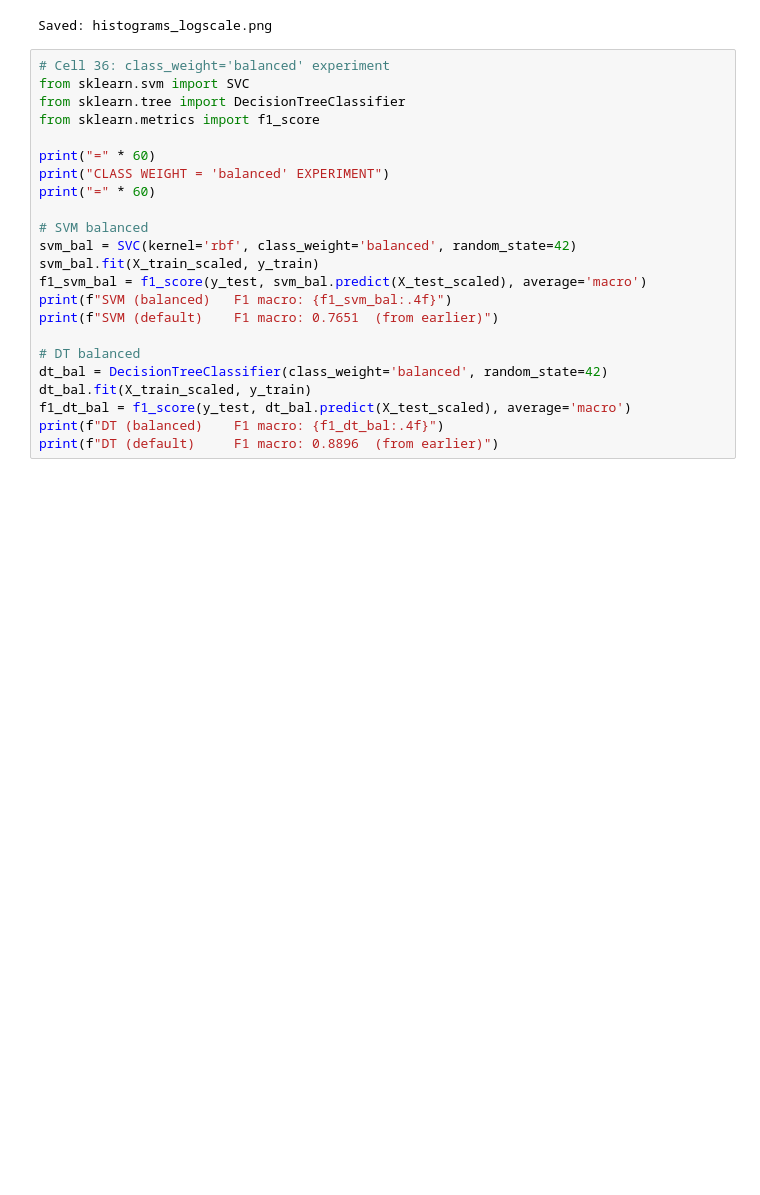
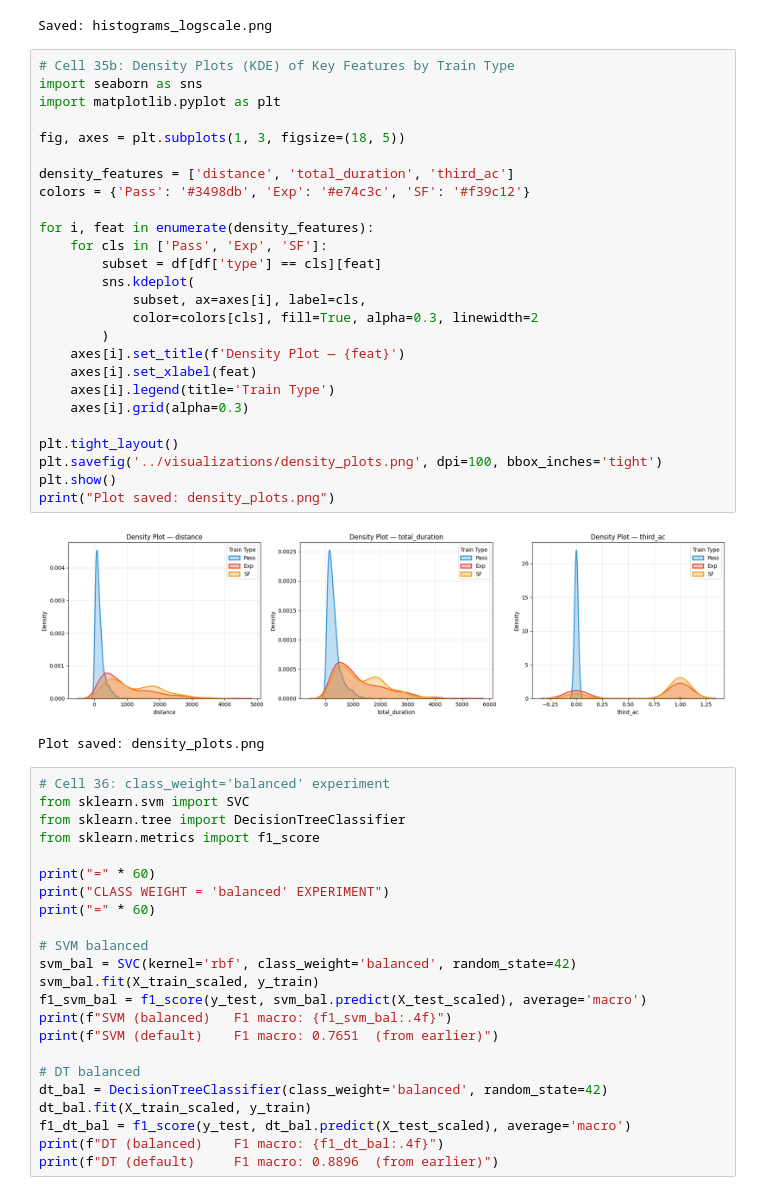
Before and after one commit to rajputpri/Indian-Railway-Train, a Jupyter notebook: notebooks/main_notebook.ipynb, the cells around one changed output. Drawn from its saved outputs; the diff is of its cells as text; blank space fills up the shorter version.

```diff
--- a/notebooks/main_notebook.ipynb
+++ b/notebooks/main_notebook.ipynb
@@ -2447,6 +2873,35 @@ print("Saved: histograms_logscale.png")
 # %% [output]
 [figure]
 Saved: histograms_logscale.png
+# %%
+# Cell 35b: Density Plots (KDE) of Key Features by Train Type
+import seaborn as sns
+import matplotlib.pyplot as plt
+
+fig, axes = plt.subplots(1, 3, figsize=(18, 5))
+
+density_features = ['distance', 'total_duration', 'third_ac']
+colors = {'Pass': '#3498db', 'Exp': '#e74c3c', 'SF': '#f39c12'}
+
+for i, feat in enumerate(density_features):
+    for cls in ['Pass', 'Exp', 'SF']:
+        subset = df[df['type'] == cls][feat]
+        sns.kdeplot(
+            subset, ax=axes[i], label=cls,
+            color=colors[cls], fill=True, alpha=0.3, linewidth=2
+        )
+    axes[i].set_title(f'Density Plot — {feat}')
+    axes[i].set_xlabel(feat)
+    axes[i].legend(title='Train Type')
+    axes[i].grid(alpha=0.3)
+
+plt.tight_layout()
+plt.savefig('../visualizations/density_plots.png', dpi=100, bbox_inches='tight')
+plt.show()
+print("Plot saved: density_plots.png")
+# %% [output]
+[figure, added]
+Plot saved: density_plots.png
 # %%
 # Cell 36: class_weight='balanced' experiment
 from sklearn.svm import SVC
```
Also changed, not shown: parts of 8 cells of this notebook, 7 other files.
